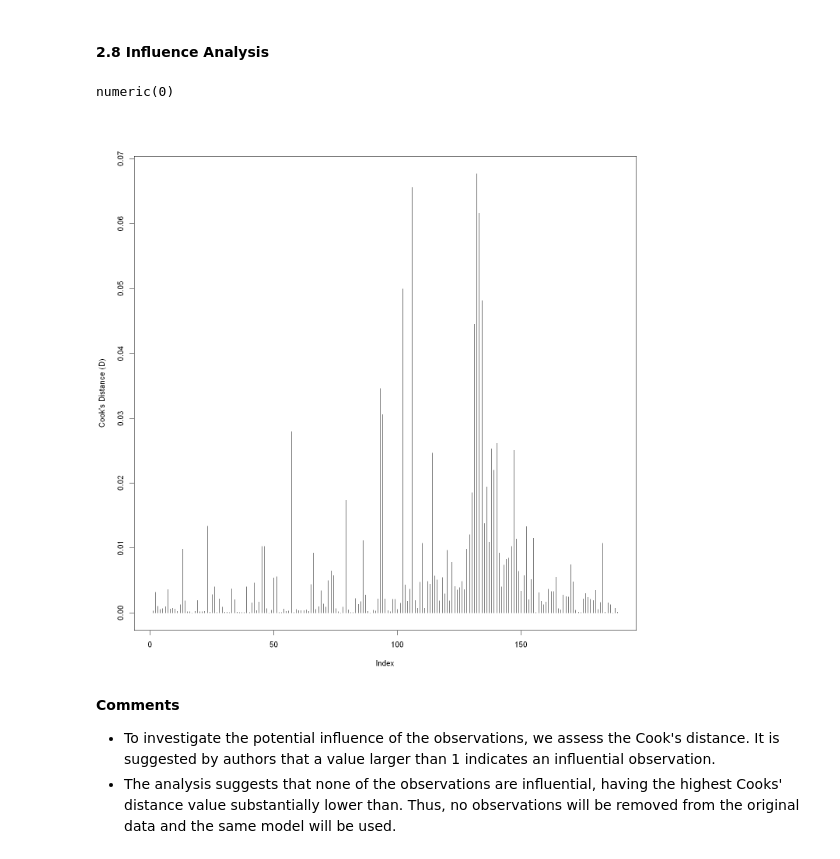
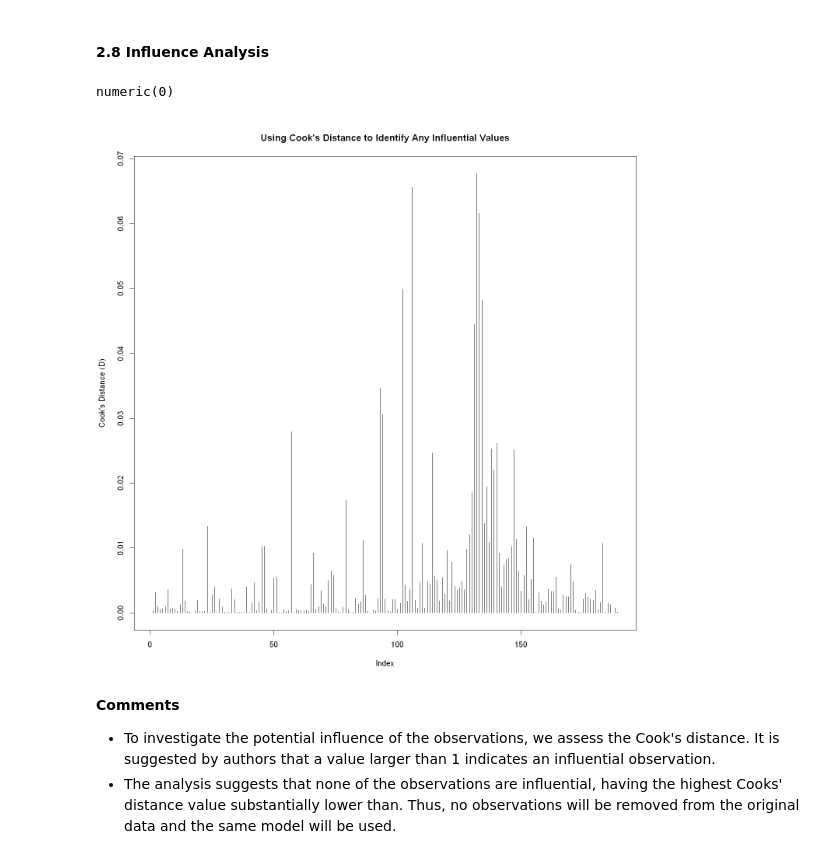
Before and after one commit to jerdavies/birthweight-modelling, a Jupyter notebook: Report-Birthweight.ipynb, the cells around one changed output. Cells and saved outputs as stored; diff of their text form; code cells hidden in the pictures.

```diff
--- a/Report-Birthweight.ipynb
+++ b/Report-Birthweight.ipynb
@@ -405,15 +419,15 @@ A data.frame: 189 × 1
 # %%
 #Finding cooks distance values
 cooks_d = cooks.distance(model)
 cooks_d = as.data.frame(cooks_d)
 colnames(cooks_d)[1] = "distance"
 
 #Finding potential influential values
 cooks_d[cooks_d$distance >= 1,]
-plot(cooks_d$distance, type ='h', ylab = "Cook's Distance (D)")
+plot(cooks_d$distance, type ='h', ylab = "Cook's Distance (D)", main = "Using Cook's Distance to Identify Any Influential Values")
 # %% [output]
 numeric(0)
-[figure, old version]
+[figure, new version]
 # %% [markdown]
 **Comments**
 - To investigate the potential influence of the observations, we assess the Cook's distance. It is suggested by authors that a value larger than 1 indicates an influential observation.
```
Also changed, not shown: parts of 18 cells of this notebook.
